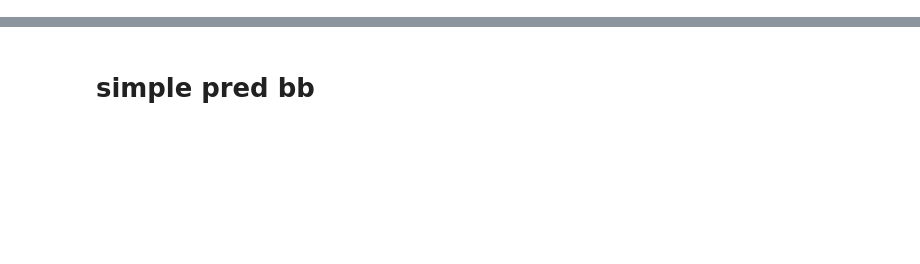
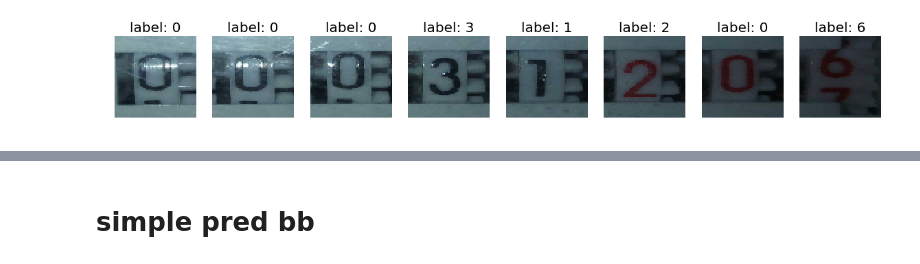
Before and after one commit to analysiscenter/meters, a Jupyter notebook: examples/Pipeline_factory_example.ipynb, the cells around one changed output, grey strips where cells are left out. Cells and saved outputs as stored; diff of their text form; code cells hidden in the pictures; blank space fills up the shorter version.

```diff
--- a/examples/Pipeline_factory_example.ipynb
+++ b/examples/Pipeline_factory_example.ipynb
@@ -32,5 +0,0 @@ train_ppl = pf.train_to_digits(src='./../data/outcomes_data',
-# %%
-ppl_new = dset_digits.train>>train_ppl
-for i in tqn(range(100)):
-    batch = ppl_new.next_batch()
-plt.plot(ppl_new.get_variable('current_loss'))
@@ -107,0 +87,16 @@ ppl = pf.train_to_coordinates('./../data/outcomes_data/', ppl_config=config, mod
+# %%
+src = './../data/outcomes_data/'
+ppl_digits = pf.load_all(src=src) + pf.make_digits(shape=(64, 64))
+ppl_digits = ppl_digits << dset.train
+batch = ppl_digits.next_batch(1)
+
+_, axis = plt.subplots(1, 8, figsize=(20, 10))
+axis = axis.reshape(-1)
+for i in range(8):
+    axis[i].imshow(batch.images[i]/255)
+    axis[i].set_title('label: {}'.format(batch.labels[i]), fontsize=20)
+    axis[i].grid()
+    axis[i].axis('off')
+plt.show()
+# %% [output]
+[figure, added]
```
Also changed, not shown: parts of 52 cells of this notebook.
